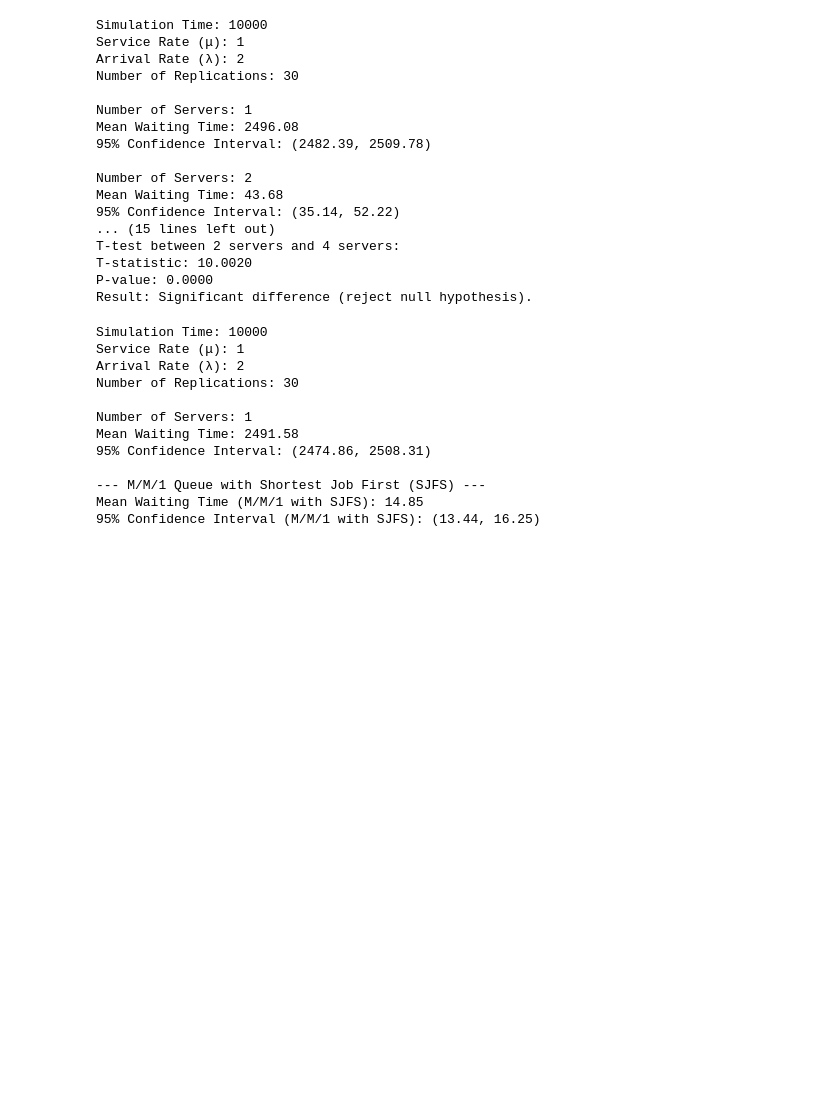
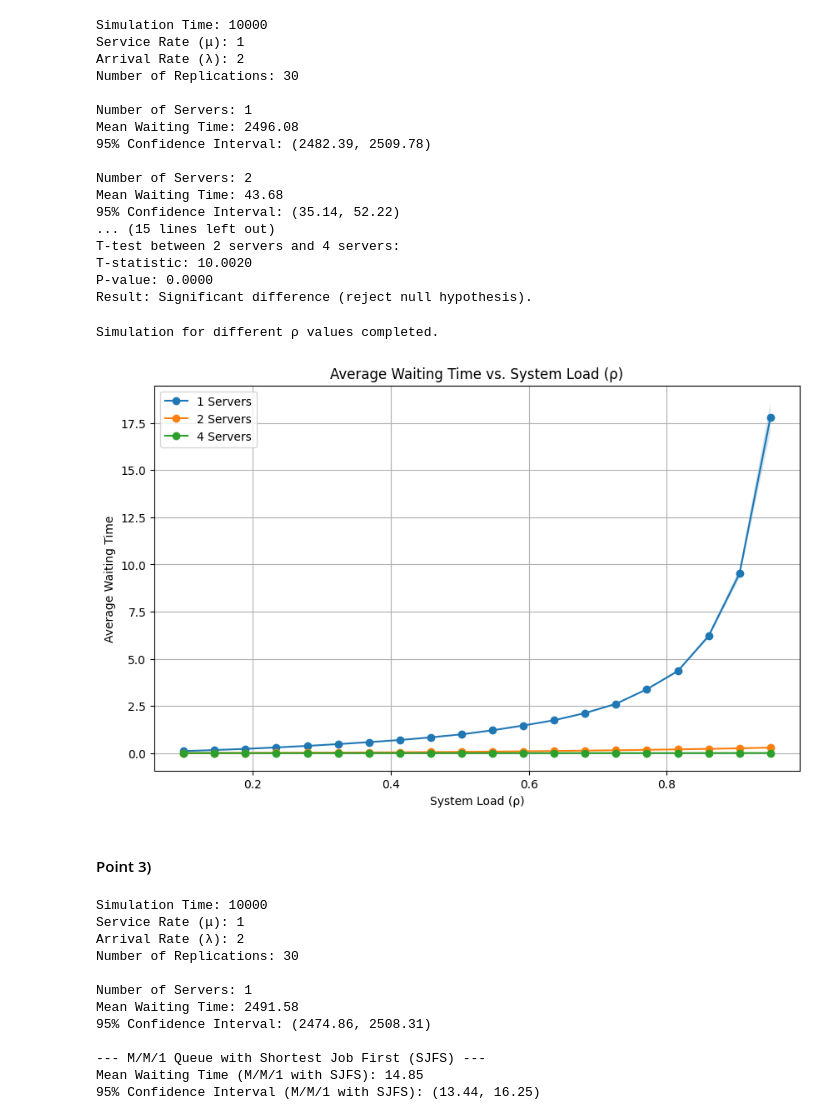
Before and after one commit to yoadvp-bit/Stochastic-simulations, a Jupyter notebook: Assignment2.ipynb, the cells around one changed output. Drawn from its saved outputs; the diff is of its cells as text; code cells hidden in the pictures; blank space fills up the shorter version.

```diff
--- a/Assignment2.ipynb
+++ b/Assignment2.ipynb
@@ -133,4 +135,54 @@ T-test between 2 servers and 4 servers:
 T-statistic: 10.0020
 P-value: 0.0000
 Result: Significant difference (reject null hypothesis).
+# %%
+# Parameters for the simulation
+RHO_VALUES = np.linspace(0.1, 0.95, 20)  # System load values (ρ)
+NUM_SERVERS = [1, 2, 4]  # Number of servers
+SIM_TIME = 10000  # Simulation time
+NUM_REPLICATIONS = 100  # Number of replications for statistical significance
+
+# Store results
+average_waiting_times = {n: [] for n in NUM_SERVERS}
+std_devs = {n: [] for n in NUM_SERVERS}
+
+# Simulate for different system loads (ρ) and number of servers
+for rho in RHO_VALUES:
+    arrival_rate = rho * SERVICE_RATE  # λ = ρ * (n * μ)
+    for n in NUM_SERVERS:
+        replications = [
+            run_simulation(n, arrival_rate, SERVICE_RATE, SIM_TIME, RANDOM_SEED + i)
+            for i in range(NUM_REPLICATIONS)
+        ]
+        average_waiting_times[n].append(np.mean(replications))
+        std_devs[n].append(np.std(replications))  # Standard deviation for shading
+
+print("Simulation for different ρ values completed.")
+
+# Plot the Average Waiting Time vs. System Load (ρ)
+plt.figure(figsize=(10, 6))
+
+for n in NUM_SERVERS:
+    mean_waiting_times = np.array(average_waiting_times[n])
+    std_errors = np.array(std_devs[n]) / np.sqrt(NUM_REPLICATIONS)  # Standard errors
+
+    plt.plot(RHO_VALUES, mean_waiting_times, label=f'{n} Servers', marker='o')
+    plt.fill_between(
+        RHO_VALUES,
+        mean_waiting_times - std_errors,
+        mean_waiting_times + std_errors,
+        alpha=0.2
+    )
+
+plt.title('Average Waiting Time vs. System Load (ρ)')
+plt.xlabel('System Load (ρ)')
+plt.ylabel('Average Waiting Time')
+plt.legend()
+plt.grid()
+plt.show()
+# %% [output]
+Simulation for different ρ values completed.
+[figure, added]
+# %% [markdown]
+#### Point 3)
 # %%
```
Also changed, not shown: parts of 7 cells of this notebook.
